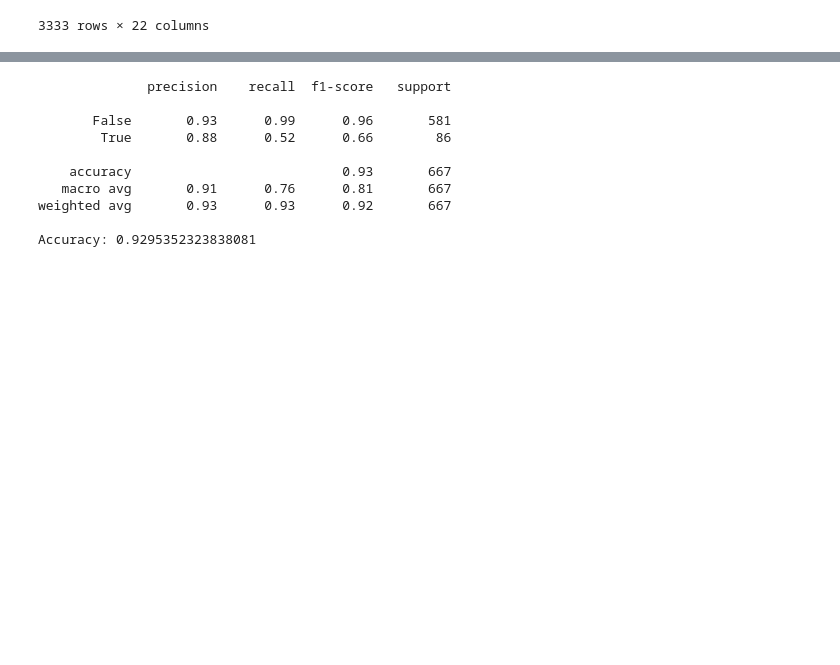
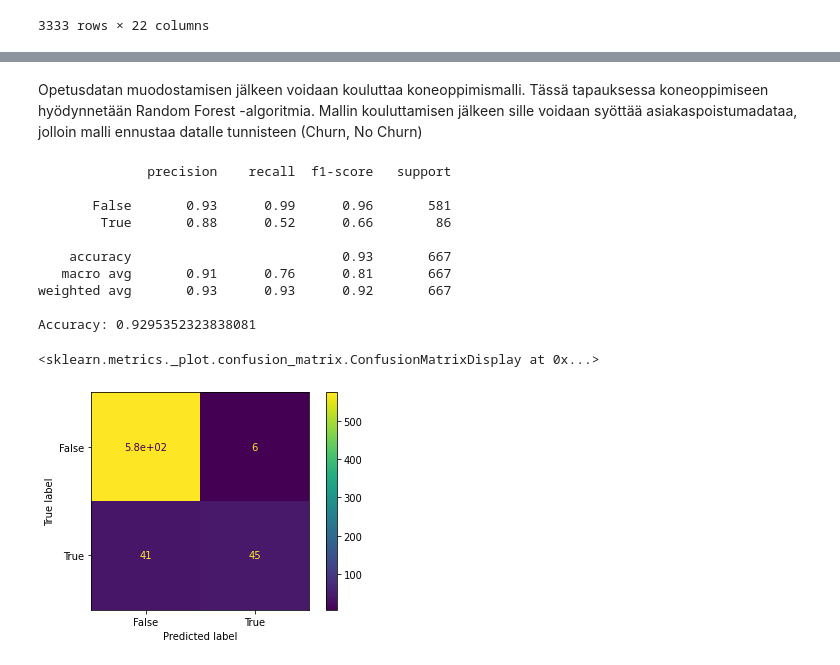
Before and after one commit to TeemuMikkonen/Dataxq, a Jupyter notebook: Solita_x_Manager.ipynb, the cells around one changed output, grey strips where cells are left out. Saved outputs shown, nothing was run; the diff lists cells and outputs as text; code cells hidden in the pictures; blank space fills up the shorter version.

```diff
--- a/Solita_x_Manager.ipynb
+++ b/Solita_x_Manager.ipynb
@@ -260,3 +336,5 @@ Ennustemallia varten muodostetaan datasetti, jota voidaan käyttää koneoppimis
 # %%
 X_train, X_test, y_train, y_test = train_test_split(X, y, test_size = 0.2, random_state = 0)
+# %% [markdown]
+Opetusdatan muodostamisen jälkeen voidaan kouluttaa koneoppimismalli. Tässä tapauksessa koneoppimiseen hyödynnetään Random Forest -algoritmia. Mallin kouluttamisen jälkeen sille voidaan syöttää asiakaspoistumadataa, jolloin malli ennustaa datalle tunnisteen (Churn, No Churn)
 # %%
@@ -265,18 +342,20 @@ classifier = RandomForestClassifier(n_estimators=200, random_state=0)
 classifier.fit(X_train, y_train)
 predictions = classifier.predict(X_test)
 # %%
-
 print(classification_report(y_test,predictions ))
 print("Accuracy:",(accuracy_score(y_test, predictions )))
+plot_confusion_matrix(classifier, X_test, y_test)
 # %% [output]
               precision    recall  f1-score   support
 
        False       0.93      0.99      0.96       581
         True       0.88      0.52      0.66        86
 
     accuracy                           0.93       667
    macro avg       0.91      0.76      0.81       667
 weighted avg       0.93      0.93      0.92       667
 
 Accuracy: 0.9295352323838081
+<sklearn.metrics._plot.confusion_matrix.ConfusionMatrixDisplay at 0x...>
+[figure, added]
 # %% [markdown]
```
Also changed, not shown: parts of 40 cells of this notebook.
